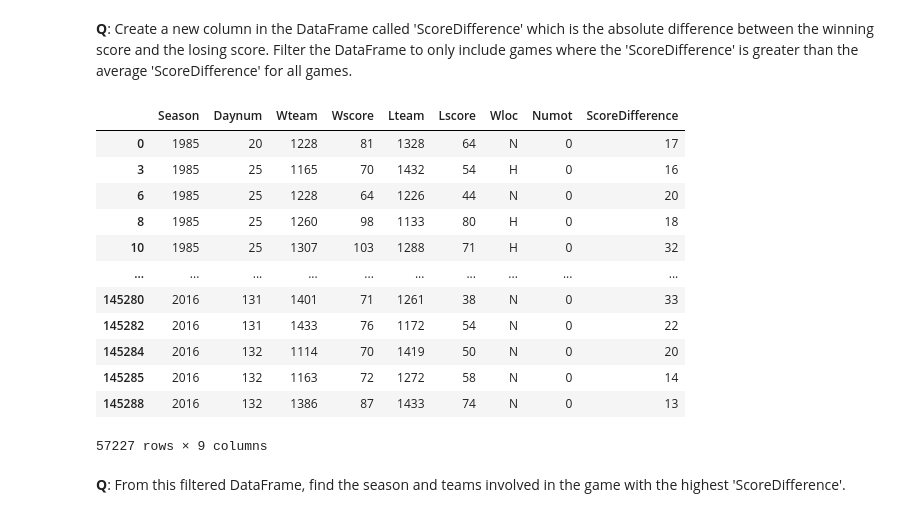
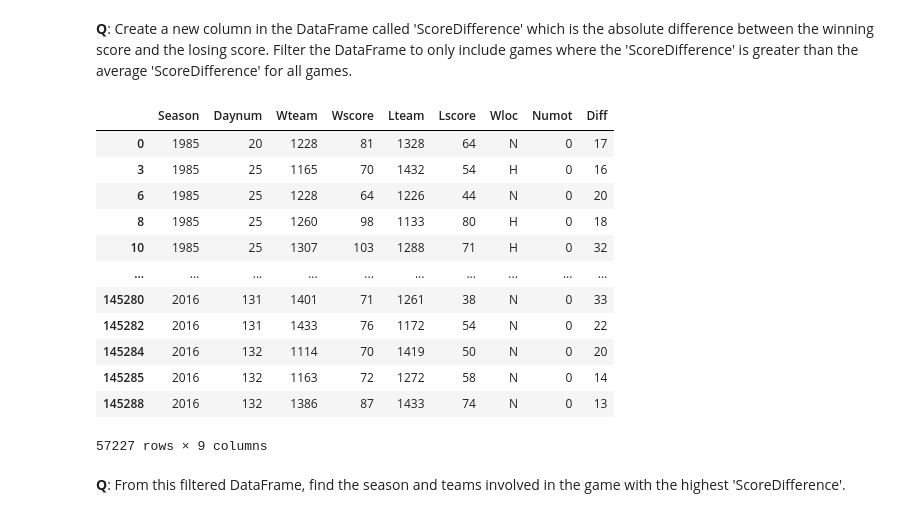
Before and after one commit to JasminClemmensen/dataVisualization-, a Jupyter notebook: individual_work/pd_s215726.ipynb, the cells around one changed output. Saved outputs shown, nothing was run; the diff lists cells and outputs as text; code cells hidden in the pictures.

```diff
--- a/individual_work/pd_s215726.ipynb
+++ b/individual_work/pd_s215726.ipynb
@@ -315,10 +297,11 @@ df[(df['Wscore'] > 150) & (df['Lscore'] < 100)]
 **Q**: Create a new column in the DataFrame called 'ScoreDifference' which is the absolute difference between the winning score and the losing score. Filter the DataFrame to only include games where the 'ScoreDifference' is greater than the average 'ScoreDifference' for all games.
 # %%
 # Write your code here
-df["ScoreDifference"] = df["Wscore"] - df["Lscore"]
-df[df["ScoreDifference"] > df ["ScoreDifference"].mean()]
+# I create a difference and then only the ones that are above the mean
+df["Diff"] = df["Wscore"] - df["Lscore"]
+df[df["Diff"] > df ["Diff"].mean()]
 # %% [output]
-|  | Season | Daynum | Wteam | Wscore | Lteam | Lscore | Wloc | Numot | ScoreDifference |
+|  | Season | Daynum | Wteam | Wscore | Lteam | Lscore | Wloc | Numot | Diff |
 | 0 | 1985 | 20 | 1228 | 81 | 1328 | 64 | N | 0 | 17 |
 | 3 | 1985 | 25 | 1165 | 70 | 1432 | 54 | H | 0 | 16 |
 | 6 | 1985 | 25 | 1228 | 64 | 1226 | 44 | N | 0 | 20 |
```
Also changed, not shown: parts of 25 cells of this notebook, 12 other files.
